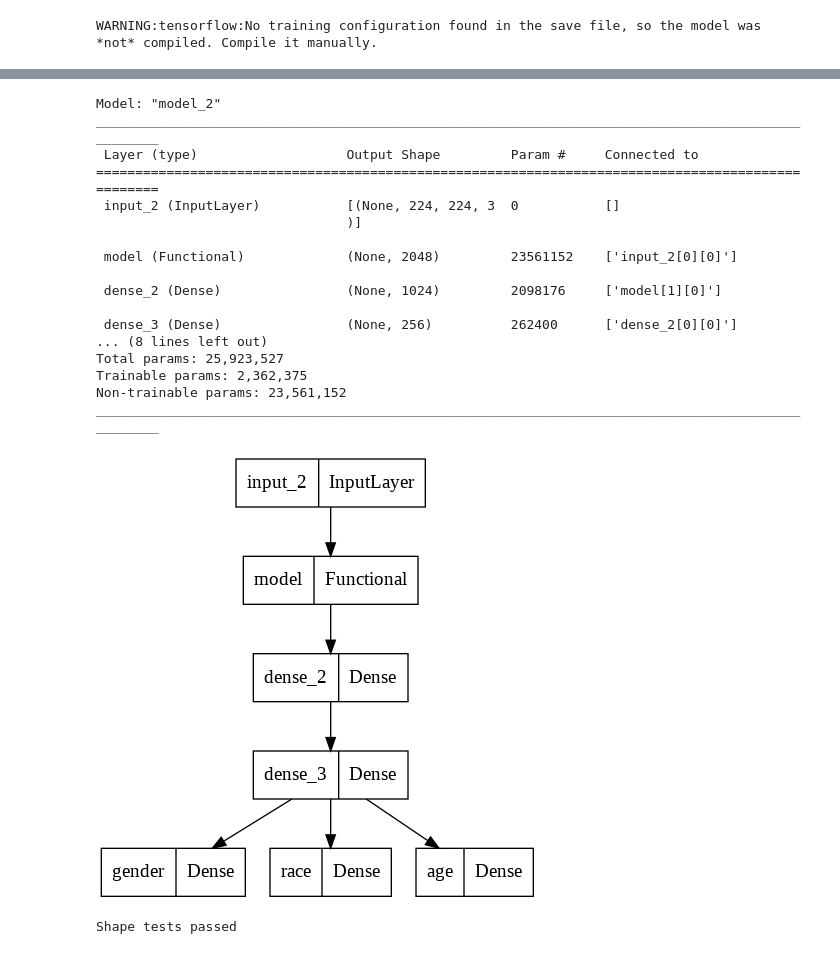
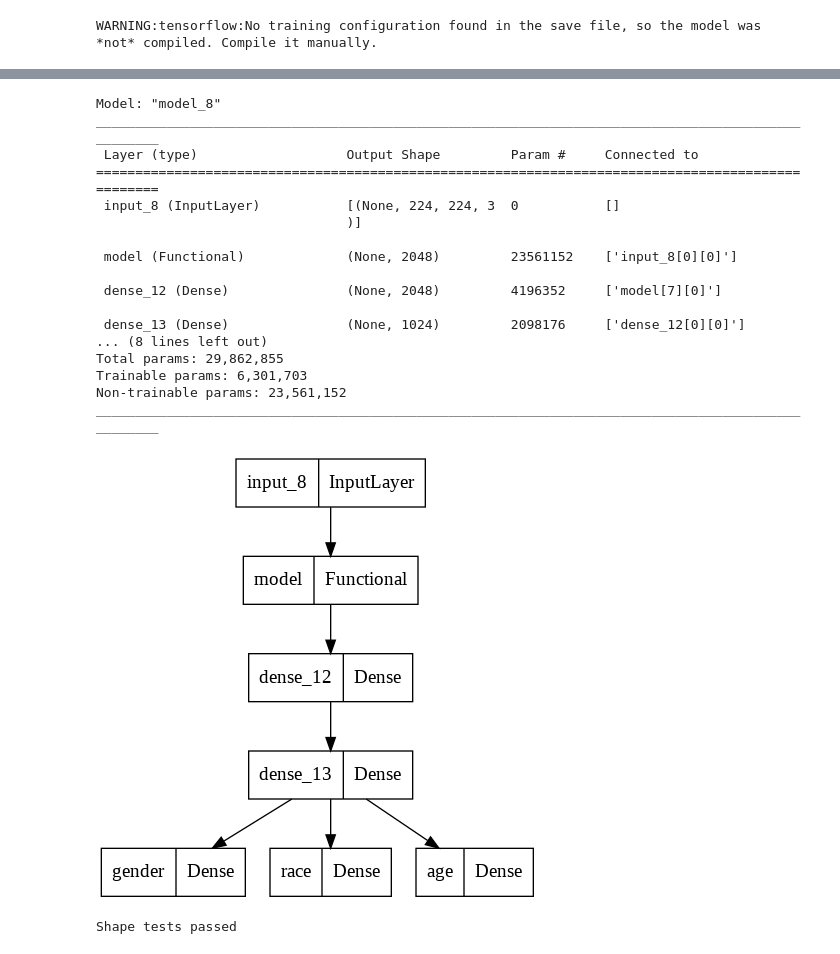
Before and after one commit to larinsi/DS0P, a Jupyter notebook: Machine_learning_Middle_level_Neural_networks/05_Convolutional_neural_networks_Pt2/homework_2.ipynb, the cells around one changed output, grey strips where cells are left out. Cells and saved outputs as stored; diff of their text form; code cells hidden in the pictures.

```diff
--- a/Machine_learning_Middle_level_Neural_networks/05_Convolutional_neural_networks_Pt2/homework_2.ipynb
+++ b/Machine_learning_Middle_level_Neural_networks/05_Convolutional_neural_networks_Pt2/homework_2.ipynb
@@ -738,47 +703,47 @@ input_layer = Input(shape=(IMAGE_SIZE, IMAGE_SIZE, 3))
 
 # < YOUR CODE STARTS HERE >
 # переменная model должна содержать модель для дальнейшего обучения
-fine_tune_at = 165
+fine_tune_at = 155
 EPOCHS = 15
 
-for layer in base_model.layers[fine_tune_at:]:
-  layer.trainable=True
+# for layer in base_model.layers[fine_tune_at:]:
+#   layer.trainable=True
 
 base_model_out = base_model(input_layer)
 
-dense_1 = tf.keras.layers.Dense(1024, activation="relu")(base_model_out)
-dense_2 = tf.keras.layers.Dense(256, activation="relu")(dense_1)
+dense_1 = tf.keras.layers.Dense(2048, activation="relu")(base_model_out)
+dense_2 = tf.keras.layers.Dense(1024, activation="relu")(dense_1)
 
 output_gender = tf.keras.layers.Dense(1, activation="sigmoid", name="gender")(dense_2)
 output_race = tf.keras.layers.Dense(5, activation="softmax", name="race")(dense_2)
-output_age = tf.keras.layers.Dense(1, name="age")(dense_2)
+output_age = tf.keras.layers.Dense(1, activation="linear", name="age")(dense_2)
 
 
 model = tf.keras.Model(inputs=input_layer, outputs=[output_gender, output_race, output_age])
 
 
 # < YOUR CODE ENDS HERE >
 model.summary()
 plot_model(model)
 # %% [output]
-Model: "model_2"
+Model: "model_8"
 __________________________________________________________________________________________________
  Layer (type)                   Output Shape         Param #     Connected to
 ==================================================================================================
- input_2 (InputLayer)           [(None, 224, 224, 3  0           []
+ input_8 (InputLayer)           [(None, 224, 224, 3  0           []
                                 )]
 
- model (Functional)             (None, 2048)         23561152    ['input_2[0][0]']
+ model (Functional)             (None, 2048)         23561152    ['input_8[0][0]']
 
- dense_2 (Dense)                (None, 1024)         2098176     ['model[1][0]']
+ dense_12 (Dense)               (None, 2048)         4196352     ['model[7][0]']
 
- dense_3 (Dense)                (None, 256)          262400      ['dense_2[0][0]']
+ dense_13 (Dense)               (None, 1024)         2098176     ['dense_12[0][0]']
 ... (8 lines left out)
-Total params: 25,923,527
-Trainable params: 2,362,375
+Total params: 29,862,855
+Trainable params: 6,301,703
 Non-trainable params: 23,561,152
 __________________________________________________________________________________________________
-[figure, old version]
+[figure, new version]
 # %%
 prediction = model(np.zeros((6, IMAGE_SIZE, IMAGE_SIZE, 3), dtype=np.float32))
 assert len(prediction) == 3, "Модель должна возвращать три тензора"
```
Also changed, not shown: parts of 16 cells of this notebook.
